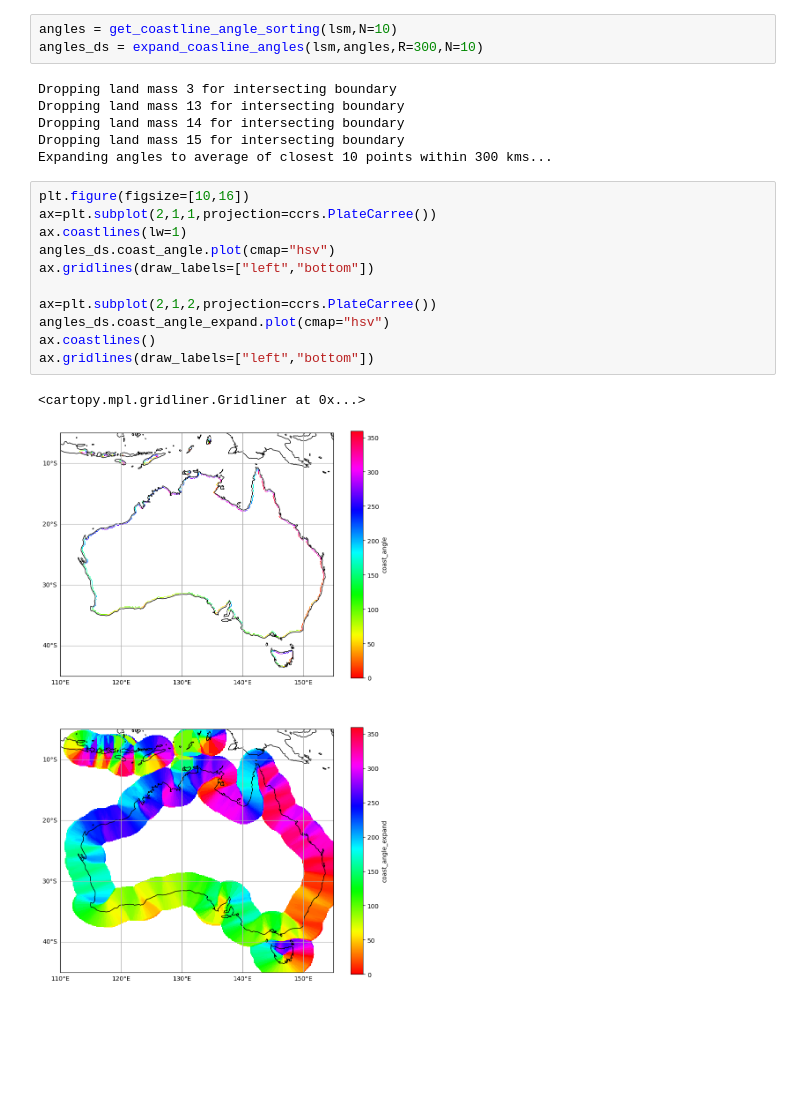
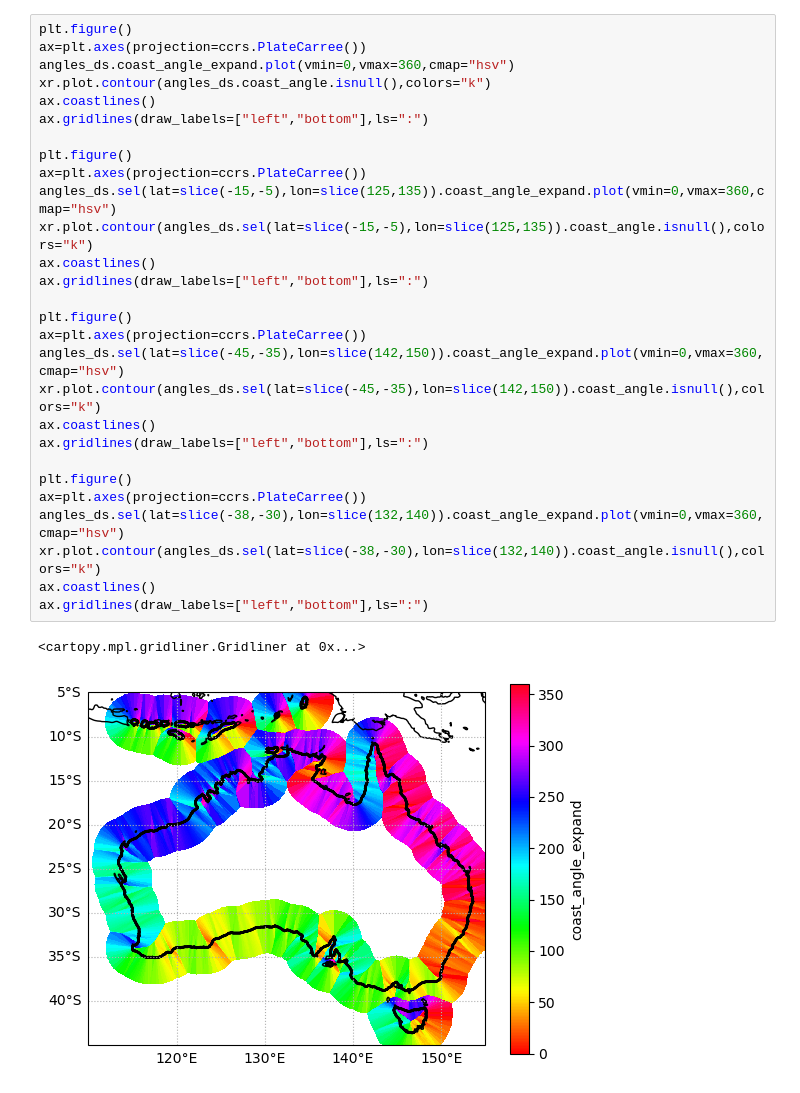
Before and after one commit to andrewbrown31/sea_breeze, a Jupyter notebook: barra_coastline.ipynb, the cells around one changed output. Drawn from its saved outputs; the diff is of its cells as text; blank space fills up the shorter version.

```diff
--- a/barra_coastline.ipynb
+++ b/barra_coastline.ipynb
@@ -121,23 +118,31 @@ lsm.plot()
-# %%
-angles = get_coastline_angle_sorting(lsm,N=10)
-angles_ds = expand_coasline_angles(lsm,angles,R=300,N=10)
-# %% [output]
-Dropping land mass 3 for intersecting boundary
-Dropping land mass 13 for intersecting boundary
-Dropping land mass 14 for intersecting boundary
-Dropping land mass 15 for intersecting boundary
-Expanding angles to average of closest 10 points within 300 kms...
-# %%
-plt.figure(figsize=[10,16])
-ax=plt.subplot(2,1,1,projection=ccrs.PlateCarree())
-ax.coastlines(lw=1)
-angles_ds.coast_angle.plot(cmap="hsv")
-ax.gridlines(draw_labels=["left","bottom"])
-
-ax=plt.subplot(2,1,2,projection=ccrs.PlateCarree())
-angles_ds.coast_angle_expand.plot(cmap="hsv")
-ax.coastlines()
-ax.gridlines(draw_labels=["left","bottom"])
-# %% [output]
-<cartopy.mpl.gridliner.Gridliner at 0x...>
-[figure, removed]
+# %%
+plt.figure()
+ax=plt.axes(projection=ccrs.PlateCarree())
+angles_ds.coast_angle_expand.plot(vmin=0,vmax=360,cmap="hsv")
+xr.plot.contour(angles_ds.coast_angle.isnull(),colors="k")
+ax.coastlines()
+ax.gridlines(draw_labels=["left","bottom"],ls=":")
+
+plt.figure()
+ax=plt.axes(projection=ccrs.PlateCarree())
+angles_ds.sel(lat=slice(-15,-5),lon=slice(125,135)).coast_angle_expand.plot(vmin=0,vmax=360,cmap="hsv")
+xr.plot.contour(angles_ds.sel(lat=slice(-15,-5),lon=slice(125,135)).coast_angle.isnull(),colors="k")
+ax.coastlines()
+ax.gridlines(draw_labels=["left","bottom"],ls=":")
+
+plt.figure()
+ax=plt.axes(projection=ccrs.PlateCarree())
+angles_ds.sel(lat=slice(-45,-35),lon=slice(142,150)).coast_angle_expand.plot(vmin=0,vmax=360,cmap="hsv")
+xr.plot.contour(angles_ds.sel(lat=slice(-45,-35),lon=slice(142,150)).coast_angle.isnull(),colors="k")
+ax.coastlines()
+ax.gridlines(draw_labels=["left","bottom"],ls=":")
+
+plt.figure()
+ax=plt.axes(projection=ccrs.PlateCarree())
+angles_ds.sel(lat=slice(-38,-30),lon=slice(132,140)).coast_angle_expand.plot(vmin=0,vmax=360,cmap="hsv")
+xr.plot.contour(angles_ds.sel(lat=slice(-38,-30),lon=slice(132,140)).coast_angle.isnull(),colors="k")
+ax.coastlines()
+ax.gridlines(draw_labels=["left","bottom"],ls=":")
+# %% [output]
+<cartopy.mpl.gridliner.Gridliner at 0x...>
+[figure, added]
```
Also changed, not shown: parts of 20 cells of this notebook, 2 other files.
